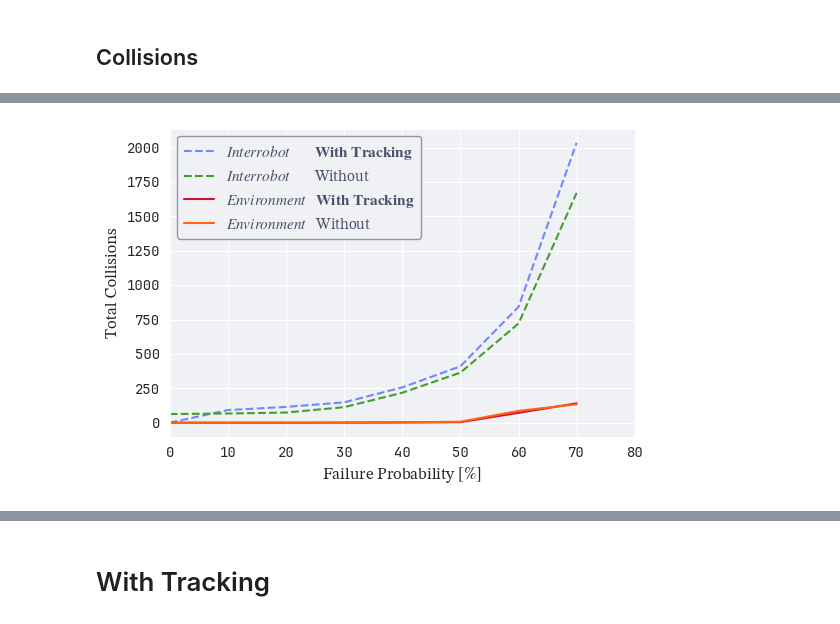
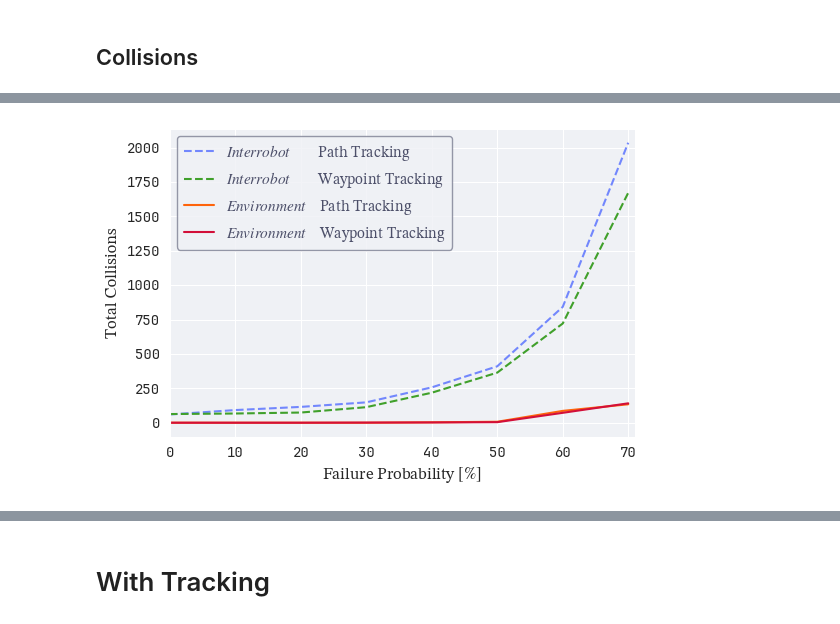
Before and after one commit to AU-Master-Thesis/magics, a Jupyter notebook: scripts/analyse-structured-junction-twoway.ipynb, the cells around one changed output, grey strips where cells are left out. Saved outputs shown, nothing was run; the diff lists cells and outputs as text; code cells hidden in the pictures.

```diff
--- a/scripts/analyse-structured-junction-twoway.ipynb
+++ b/scripts/analyse-structured-junction-twoway.ipynb
@@ -216,6 +253,7 @@ class Metric:
     ppe: PerpendicularPositionErrorResult
     collisions: CollisionsResult
     total_distance_travelled: TotalDistanceTravelledResult
+    durations: DurationResult
 # %%
 def flatten(lst: Iterable) -> list:
     return list(itertools.chain.from_iterable(lst))
@@ -276,7 +354,7 @@ Metric(
 # %% [markdown]
 ## Perpendicular Position Error
 # %%
-fig, ax = plt.subplots(1, figsize=(8, 6))
+fig, ax = plt.subplots(1, figsize=(6, 4))
 
 with_tracking_data = {k: compute_stats(v.ppe.errors).mean for k, v in sorted(results.with_tracking.items())}
 without_tracking_data = {k: compute_stats(v.ppe.errors).mean for k, v in sorted(results.without_tracking.items())}
@@ -287,14 +365,16 @@ plt.plot(
     [float(k) for k in with_tracking_data.keys()],
     with_tracking_data.values(),
     # label="With Tracking"
-    label="$\mathbf{With\ Tracking}$",
+    # label="$\mathbf{With\ Tracking}$",
+    label="Path Tracking",
     color=flavor.lavender.hex,
 )
 
 plt.plot(
     [float(k) for k in without_tracking_data.keys()],
     without_tracking_data.values(),
-    label="Without",
+    # label="Without",
+    label="Waypoint Tracking",
     color=flavor.green.hex,
 )
 
@@ -326,15 +406,18 @@ label_args = dict(fontsize=12)
 # ax.set_title("Environment Collisions")
 legend = ax.legend(loc="upper left", fontsize=11)
 # legend.get_frame().set_facecolor('#FF0000')  # Set the legend background color
-legend.get_frame().set_edgecolor(flavor.overlay2.hex)  # Set the legend background color
 
+legend.get_frame().set_edgecolor(flavor.overlay2.hex)  # Set the legend background color Caption
 ax.grid(True)
-ax.set_xlim(0, 0.8)
+ax.set_xlim(0, 0.71)
+
 # ax.set_xticks(np.arange(0, 1.1, 0.1))  # Setting xtick resolution to 0.1
 ax.set_ylabel("Mean of Perpendicular Path Deviation $[m]$", **label_args)
 ax.set_xlabel("Failure Probability $[\%]$", **label_args)
+
 # plt.tight_layout()
 # ax.set_title("Mean of Perpendicular Path Deviation")
+
 plt.savefig("perpendicular-path-deviation-structured-junction-twoway.svg", pad_inches=1.0)
 plt.savefig("perpendicular-path-deviation-structured-junction-twoway.pdf")
 
@@ -413,10 +493,12 @@ fix, ax = plt.subplots(1, figsize=(6,4))
 with_tracking_data = {k: v.collisions.interrobot for k, v in sorted(results.with_tracking.items())}
 without_tracking_data = {k: v.collisions.interrobot for k, v in sorted(results.without_tracking.items())}
 
+
 ax.plot(
     [float(k) for k in with_tracking_data.keys()],
     with_tracking_data.values(),
-    label="$\mathit{Interrobot}$       $\mathbf{With\ Tracking}$",
+    # label="$\mathit{Interrobot}$       $\mathbf{With\ Tracking}$",
+    label="$\mathit{Interrobot}$        Path Tracking",
     color=flavor.lavender.hex,
      linestyle='--',
 )
@@ -424,7 +506,8 @@ ax.plot(
 ax.plot(
     [float(k) for k in without_tracking_data.keys()],
     without_tracking_data.values(),
-    label="$\mathit{Interrobot}$       Without",
+    # label="$\mathit{Interrobot}$       Without",
+    label="$\mathit{Interrobot}$        Waypoint Tracking",
     color=flavor.green.hex,
     linestyle='--',
 )
@@ -434,54 +517,56 @@ with_tracking_data = {k: v.collisions.environment for k, v in sorted(results.wit
 without_tracking_data = {k: v.collisions.environment for k, v in sorted(results.without_tracking.items())}
 
 ax.plot(
-    [float(k) for k in with_tracking_data.keys()],
-    with_tracking_data.values(),
-    label="$\mathit{Environment}$   $\mathbf{With\ Tracking}$",
-    color=flavor.red.hex
+    [float(k) for k in without_tracking_data.keys()],
+    without_tracking_data.values(),
+    # label="$\mathit{Environment}$   Without",
+    label="$\mathit{Environment}$    Path Tracking",
+    color=flavor.peach.hex
 )
 
 ax.plot(
-    [float(k) for k in without_tracking_data.keys()],
-    without_tracking_data.values(),
-    label="$\mathit{Environment}$   Without",
-    color=flavor.peach.hex
+    [float(k) for k in with_tracking_data.keys()],
+    with_tracking_data.values(),
+    # label="$\mathit{Environment}$   $\mathbf{With\ Tracking}$",
+    label="$\mathit{Environment}$    Waypoint Tracking",
+    color=flavor.red.hex
 )
 
 label_args = dict(fontsize=12)
 
 ax.grid(True)
-ax.set_xlim(0, 0.8)
+ax.set_xlim(0, 0.71)
 ax.set_xlabel("Failure Probability $[\%]$", **label_args)
 # ax.set_xticks(np.arange(0, 0.8, 0.1))  # Setting xtick resolution to 0.1
 ax.set_ylabel("Total Collisions", **label_args)
 # ax.set_title("Environment Collisions")
 legend = ax.legend(loc="upper left", fontsize=11)
 # legend.get_frame().set_facecolor('#FF0000')  # Set the legend background color
 legend.get_frame().set_edgecolor(flavor.overlay2.hex)  # Set the legend background color
 
 # Define a formatter function
 def percentage(x, pos):
     return f'{int(x * 100)}'
 
 # Apply the formatter to the x-axis
 ax.xaxis.set_major_formatter(FuncFormatter(percentage))
 
 # Apply the custom font to x-ticks
 for label in ax.get_xticklabels():
     label.set_fontproperties(prop_jbm)
 
 for label in ax.get_yticklabels():
     label.set_fontproperties(prop_jbm)
 
 plt.yscale("linear")
 
 # plt.tight_layout()
 plt.savefig("collisions-structured-junction-twoway.svg")
 plt.savefig("collisions-structured-junction-twoway.pdf")
 plt.show()
 # %% [output]
 [interactive output not drawn]
-[figure, old version]
+[figure, new version]
 # %%
 {k: v.collisions for k, v in sorted(results.with_tracking.items())}
 # %% [output]
```
Also changed, not shown: parts of 10 cells of this notebook, 10 other files.
